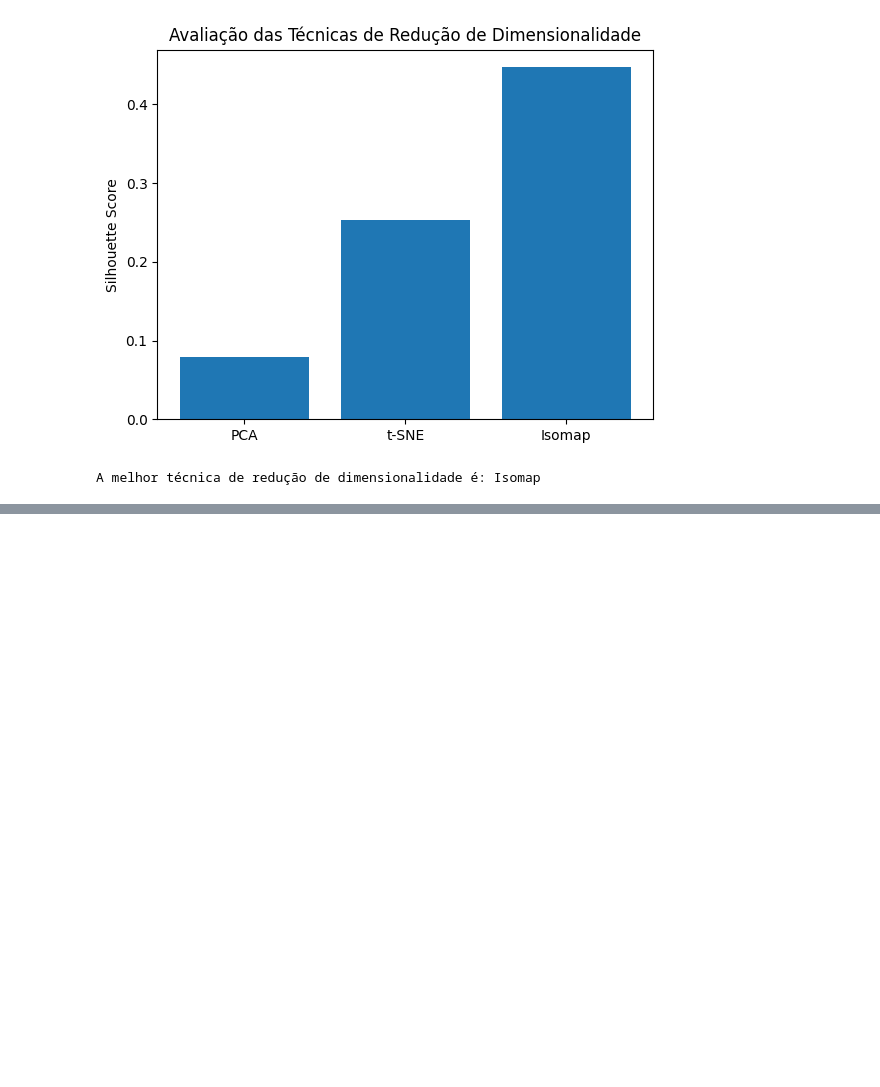
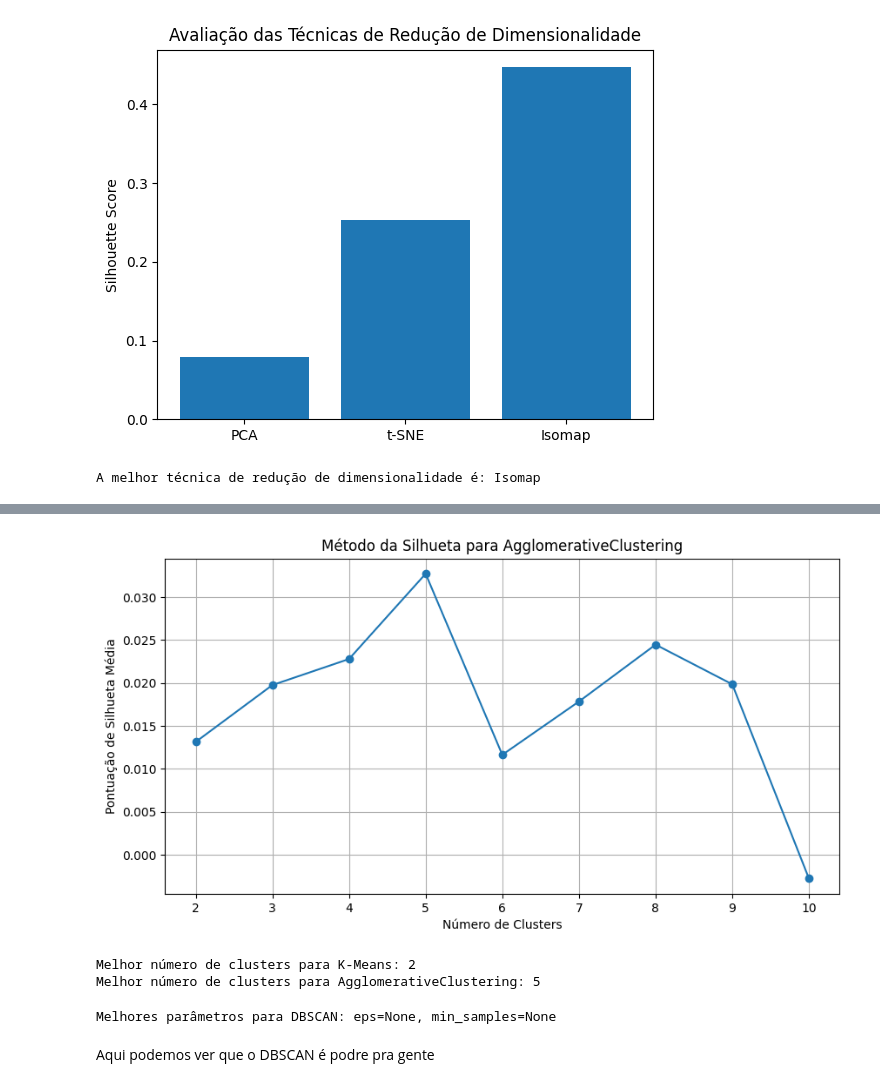
Before and after one commit to camiscf/tcc, a Jupyter notebook: Rascunhao_tcc.ipynb, the cells around one changed output, grey strips where cells are left out. Cells and saved outputs as stored; diff of their text form; code cells hidden in the pictures; blank space fills up the shorter version.

```diff
--- a/Rascunhao_tcc.ipynb
+++ b/Rascunhao_tcc.ipynb
@@ -524,0 +614,54 @@ A melhor técnica de redução de dimensionalidade é: Isomap
+# %%
+# Método da Silhueta (Silhouette Method) para AgglomerativeClustering
+silhouette_scores_agg = []
+for k in range(2, 11):
+    agg = AgglomerativeClustering(n_clusters=k)
+    labels = agg.fit_predict(df_scaled)
+    silhouette_avg = silhouette_score(df_scaled, labels)
+    silhouette_scores_agg.append(silhouette_avg)
+
+plt.figure(figsize=(10, 5))
+plt.plot(range(2, 11), silhouette_scores_agg, marker='o')
+plt.xlabel('Número de Clusters')
+plt.ylabel('Pontuação de Silhueta Média')
+plt.title('Método da Silhueta para AgglomerativeClustering')
+plt.grid(True)
+plt.show()
+# %% [output]
+[figure, added]
+# %%
+# Determinando o melhor número de clusters para K-Means e AgglomerativeClustering
+best_kmeans = np.argmax(silhouette_scores) + 2  # +2 porque começamos o loop a partir de k=2
+best_agg = np.argmax(silhouette_scores_agg) + 2  # +2 porque começamos o loop a partir de k=2
+
+print(f"Melhor número de clusters para K-Means: {best_kmeans}")
+print(f"Melhor número de clusters para AgglomerativeClustering: {best_agg}")
+# %% [output]
+Melhor número de clusters para K-Means: 2
+Melhor número de clusters para AgglomerativeClustering: 5
+# %%
+# Lista de valores para eps e min_samples para explorar
+eps_values = [0.1, 0.5, 1.0, 1.5, 2.0]
+min_samples_values = [5, 10, 15, 20]
+
+best_score = -1
+best_eps = None
+best_min_samples = None
+
+# Loop através dos valores de eps e min_samples
+for eps in eps_values:
+    for min_samples in min_samples_values:
+        dbscan = DBSCAN(eps=eps, min_samples=min_samples)
+        labels = dbscan.fit_predict(df_scaled)
+        if len(np.unique(labels)) > 1:  # Verifica se há mais de um cluster
+            silhouette_avg = silhouette_score(df_scaled, labels)
+            if silhouette_avg > best_score:
+                best_score = silhouette_avg
+                best_eps = eps
+                best_min_samples = min_samples
+
+print(f"Melhores parâmetros para DBSCAN: eps={best_eps}, min_samples={best_min_samples}")
+# %% [output]
+Melhores parâmetros para DBSCAN: eps=None, min_samples=None
+# %% [markdown]
+Aqui podemos ver que o DBSCAN é podre pra gente
```
Also changed, not shown: parts of 5 cells of this notebook.
